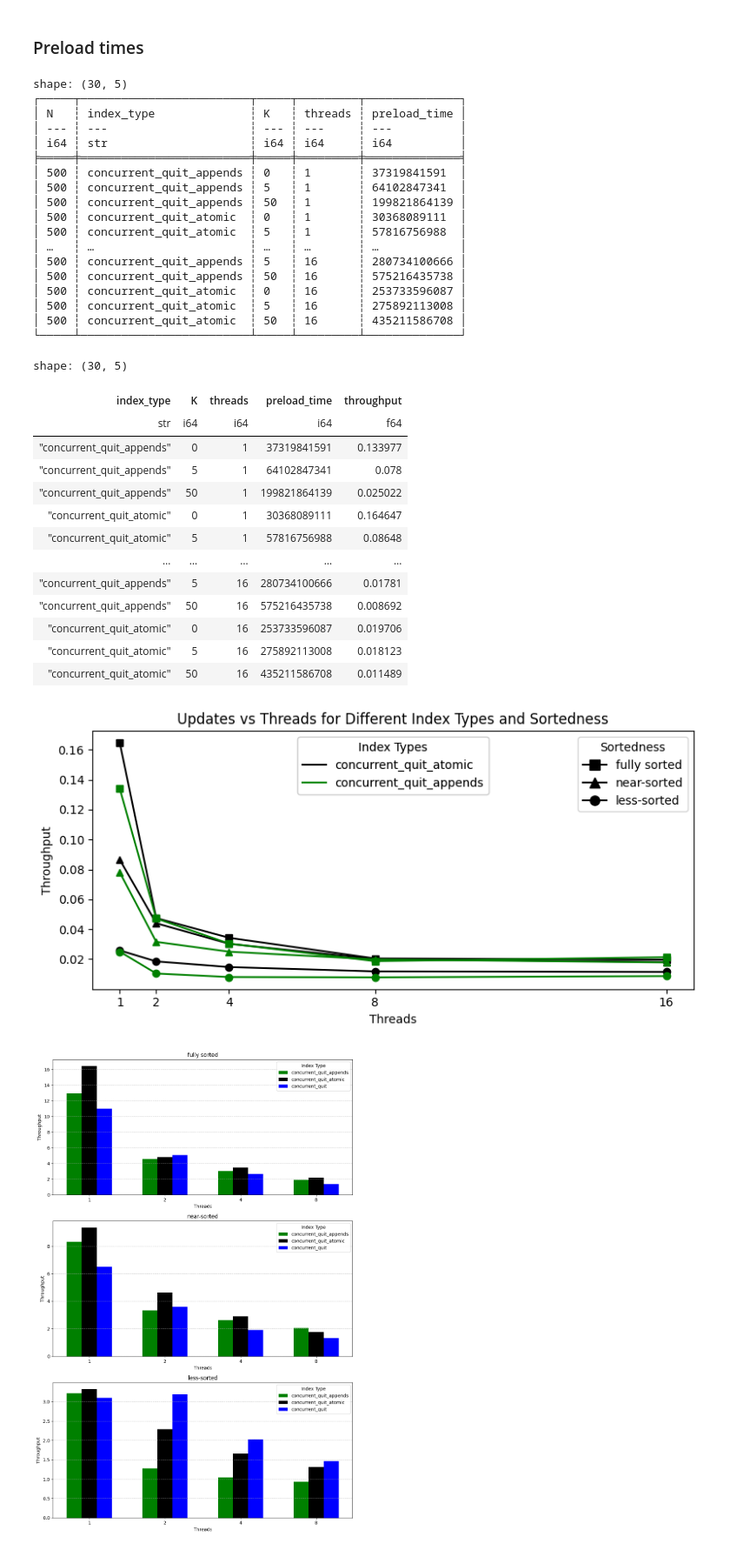
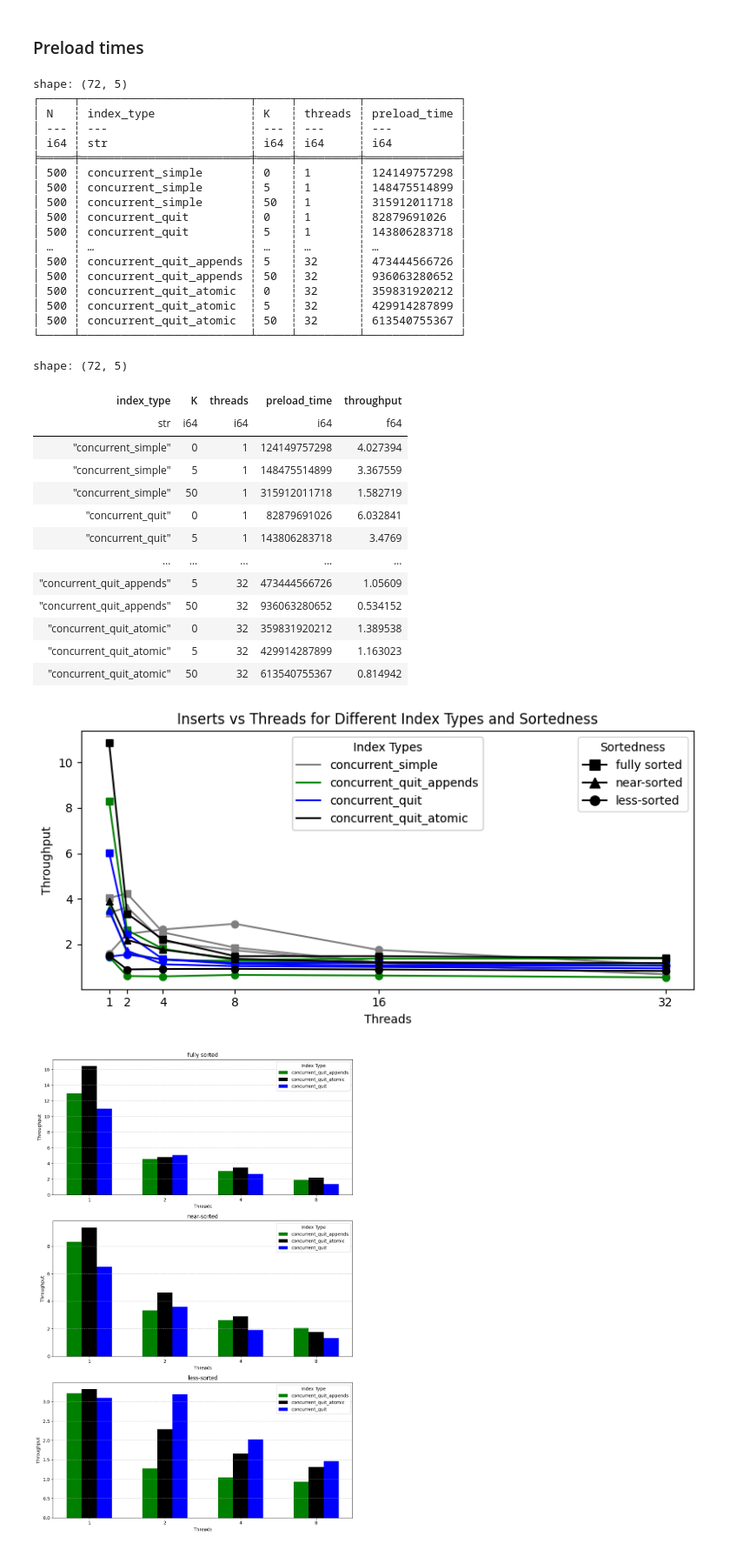
Before and after one commit to BU-DiSC/concurrent-quit, a Jupyter notebook: results/analysis/analysis.ipynb, the cells around one changed output. Shown at 87% size. Drawn from its saved outputs; the diff is of its cells as text; code cells hidden in the pictures.

```diff
--- a/results/analysis/analysis.ipynb
+++ b/results/analysis/analysis.ipynb
@@ -11,7 +11,7 @@ import numpy as np
 ### Set connection parameters
 # %%
 db_dir = "/scratch/aneeshr/concurrent-quit/results/db"
-db_name = "db_r_july3"
+db_name = "db_oct30"
 db_path = db_dir + "/" + db_name
 # %%
 connection = sqlite3.connect(db_path)
@@ -70,23 +70,23 @@ reset_df = df.select(
 #                            (pl.col("K")==50))
 print(reset_df)
 # %% [output]
-shape: (30, 5)
+shape: (72, 5)
 ┌─────┬─────────────────────────┬─────┬─────────┬──────────────┐
 │ N   ┆ index_type              ┆ K   ┆ threads ┆ preload_time │
 │ --- ┆ ---                     ┆ --- ┆ ---     ┆ ---          │
 │ i64 ┆ str                     ┆ i64 ┆ i64     ┆ i64          │
 ╞═════╪═════════════════════════╪═════╪═════════╪══════════════╡
-│ 500 ┆ concurrent_quit_appends ┆ 0   ┆ 1       ┆ 37319841591  │
-│ 500 ┆ concurrent_quit_appends ┆ 5   ┆ 1       ┆ 64102847341  │
-│ 500 ┆ concurrent_quit_appends ┆ 50  ┆ 1       ┆ 199821864139 │
-│ 500 ┆ concurrent_quit_atomic  ┆ 0   ┆ 1       ┆ 30368089111  │
-│ 500 ┆ concurrent_quit_atomic  ┆ 5   ┆ 1       ┆ 57816756988  │
+│ 500 ┆ concurrent_simple       ┆ 0   ┆ 1       ┆ 124149757298 │
+│ 500 ┆ concurrent_simple       ┆ 5   ┆ 1       ┆ 148475514899 │
+│ 500 ┆ concurrent_simple       ┆ 50  ┆ 1       ┆ 315912011718 │
+│ 500 ┆ concurrent_quit         ┆ 0   ┆ 1       ┆ 82879691026  │
+│ 500 ┆ concurrent_quit         ┆ 5   ┆ 1       ┆ 143806283718 │
 │ …   ┆ …                       ┆ …   ┆ …       ┆ …            │
-│ 500 ┆ concurrent_quit_appends ┆ 5   ┆ 16      ┆ 280734100666 │
-│ 500 ┆ concurrent_quit_appends ┆ 50  ┆ 16      ┆ 575216435738 │
-│ 500 ┆ concurrent_quit_atomic  ┆ 0   ┆ 16      ┆ 253733596087 │
-│ 500 ┆ concurrent_quit_atomic  ┆ 5   ┆ 16      ┆ 275892113008 │
-│ 500 ┆ concurrent_quit_atomic  ┆ 50  ┆ 16      ┆ 435211586708 │
+│ 500 ┆ concurrent_quit_appends ┆ 5   ┆ 32      ┆ 473444566726 │
+│ 500 ┆ concurrent_quit_appends ┆ 50  ┆ 32      ┆ 936063280652 │
+│ 500 ┆ concurrent_quit_atomic  ┆ 0   ┆ 32      ┆ 359831920212 │
+│ 500 ┆ concurrent_quit_atomic  ┆ 5   ┆ 32      ┆ 429914287899 │
+│ 500 ┆ concurrent_quit_atomic  ┆ 50  ┆ 32      ┆ 613540755367 │
 └─────┴─────────────────────────┴─────┴─────────┴──────────────┘
 # %%
 preload_df = df.select(
@@ -96,25 +96,25 @@ preload_df = df.select(
                 pl.col("preload_time")
 )
 # %%
-num_ops = 5e6
+num_ops = 500e6
 div_factor = num_ops * 1000
 preload_df = preload_df.with_columns((div_factor/pl.col("preload_time")).alias("throughput"))
 preload_df
 # %% [output]
-shape: (30, 5)
+shape: (72, 5)
 | index_type | K | threads | preload_time | throughput |
 | str | i64 | i64 | i64 | f64 |
-| "concurrent_quit_appends" | 0 | 1 | 37319841591 | 0.133977 |
-| "concurrent_quit_appends" | 5 | 1 | 64102847341 | 0.078 |
-| "concurrent_quit_appends" | 50 | 1 | 199821864139 | 0.025022 |
-| "concurrent_quit_atomic" | 0 | 1 | 30368089111 | 0.164647 |
-| "concurrent_quit_atomic" | 5 | 1 | 57816756988 | 0.08648 |
+| "concurrent_simple" | 0 | 1 | 124149757298 | 4.027394 |
+| "concurrent_simple" | 5 | 1 | 148475514899 | 3.367559 |
+| "concurrent_simple" | 50 | 1 | 315912011718 | 1.582719 |
+| "concurrent_quit" | 0 | 1 | 82879691026 | 6.032841 |
+| "concurrent_quit" | 5 | 1 | 143806283718 | 3.4769 |
 | … | … | … | … | … |
-| "concurrent_quit_appends" | 5 | 16 | 280734100666 | 0.01781 |
-| "concurrent_quit_appends" | 50 | 16 | 575216435738 | 0.008692 |
-| "concurrent_quit_atomic" | 0 | 16 | 253733596087 | 0.019706 |
-| "concurrent_quit_atomic" | 5 | 16 | 275892113008 | 0.018123 |
-| "concurrent_quit_atomic" | 50 | 16 | 435211586708 | 0.011489 |
+| "concurrent_quit_appends" | 5 | 32 | 473444566726 | 1.05609 |
+| "concurrent_quit_appends" | 50 | 32 | 936063280652 | 0.534152 |
+| "concurrent_quit_atomic" | 0 | 32 | 359831920212 | 1.389538 |
+| "concurrent_quit_atomic" | 5 | 32 | 429914287899 | 1.163023 |
+| "concurrent_quit_atomic" | 50 | 32 | 613540755367 | 0.814942 |
 # %%
 index_types = preload_df["index_type"].unique().to_list()
 k_values = sorted(preload_df["K"].unique().to_list())
@@ -148,35 +148,35 @@ for index in index_types:
 plt.xticks(thread_values)
 plt.xlabel("Threads")
 # Set y-axis label
 plt.ylabel("Throughput")
 # Set plot title
-plt.title("Updates vs Threads for Different Index Types and Sortedness")
+plt.title("Inserts vs Threads for Different Index Types and Sortedness")
 # Add legend
 
 # legend_k_handles = [plt.plot([], [], marker=markers[k], linestyle='-', color='gray', label=f'K={k}')[0] for k in k_values]
 # plt.legend(handles=legend_k_handles, title='K Values', loc='upper right')
 
 # # Create a separate legend for Index Types using proxy artists
 # legend_index_handles = [plt.plot([], [], color=colors[index], label=f'{index}')[0] for index in index_types]
 # plt.legend(handles=legend_index_handles, loc='upper right')
 
 # Create a separate legend for K values (proxy artists)
 marker_handles = [plt.Line2D([0], [0], marker=markers[k], color='k', linestyle='-', markersize=8, label=f'{sortedness_values[k]}') for k in k_values]
 legend2 = plt.legend(handles=marker_handles, title='Sortedness', loc='upper right')
 plt.gca().add_artist(legend2) # Add the second legend to the current axes
 
 # Create a separate legend for Index Types (proxy artists)
 color_handles = [plt.Line2D([0], [0], color=colors[index], linestyle='-', label=f'{index}') for index in index_types]
 legend3 = plt.legend(handles=color_handles, title='Index Types', loc='upper center')
 plt.gca().add_artist(legend3) # Add the third legend to the current axes
 
 # Adjust layout to prevent labels from overlapping
 plt.tight_layout()
 # Show the plot
 plt.show()
 # plt.savefig("updates-r-50m-july3.pdf")
 # %% [output]
-[figure, old version]
+[figure, new version]
 # %%
 # Create a figure and a set of subplots based on the number of unique K values
 fig, axes = plt.subplots(
```
Also changed, not shown: parts of 1 cell of this notebook, 3 other files.
